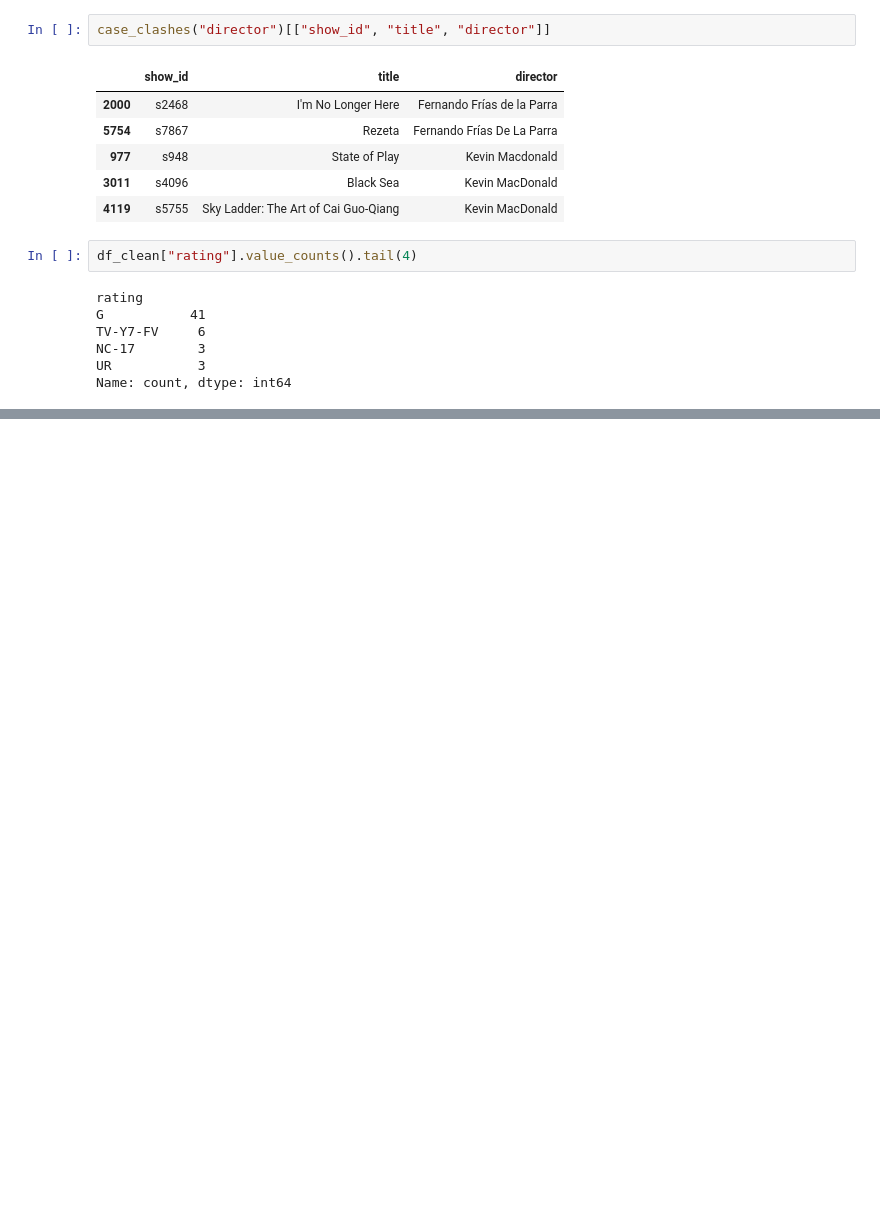
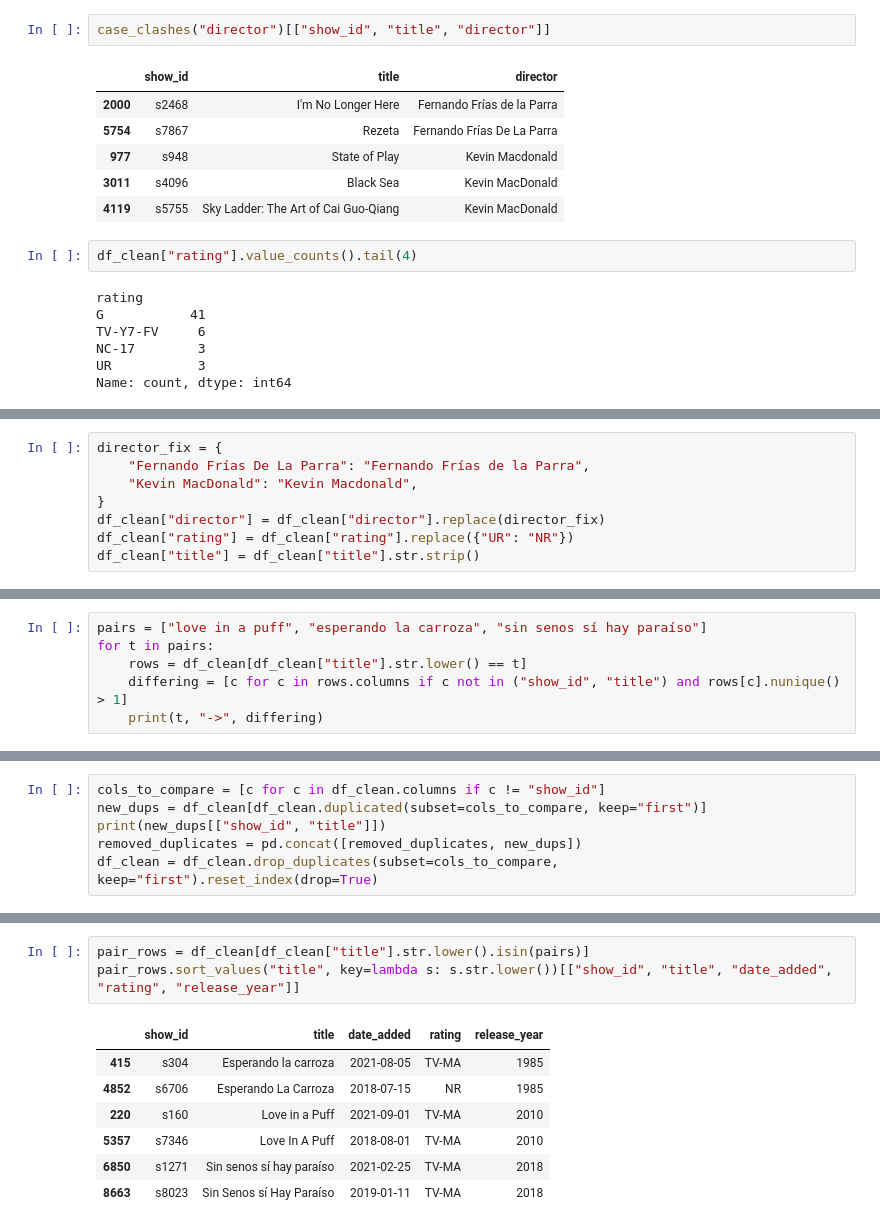
Before and after one commit to IrafashCactus/auspify-netflix-data-science, a Jupyter notebook: notebooks/01_data_cleaning.ipynb, the cells around one changed output, grey strips where cells are left out. Drawn from its saved outputs; the diff is of its cells as text; blank space fills up the shorter version.

Commit message:
Complete Task 1: clean Netflix dataset and document decisions

```diff
--- a/notebooks/01_data_cleaning.ipynb
+++ b/notebooks/01_data_cleaning.ipynb
@@ -350,0 +361,8 @@ Name: count, dtype: int64
+# %%
+director_fix = {
+    "Fernando Frías De La Parra": "Fernando Frías de la Parra",
+    "Kevin MacDonald": "Kevin Macdonald",
+}
+df_clean["director"] = df_clean["director"].replace(director_fix)
+df_clean["rating"] = df_clean["rating"].replace({"UR": "NR"})
+df_clean["title"] = df_clean["title"].str.strip()
@@ -350,0 +381,6 @@ Name: count, dtype: int64
+# %%
+pairs = ["love in a puff", "esperando la carroza", "sin senos sí hay paraíso"]
+for t in pairs:
+    rows = df_clean[df_clean["title"].str.lower() == t]
+    differing = [c for c in rows.columns if c not in ("show_id", "title") and rows[c].nunique() > 1]
+    print(t, "->", differing)
@@ -350,0 +391,6 @@ Name: count, dtype: int64
+# %%
+cols_to_compare = [c for c in df_clean.columns if c != "show_id"]
+new_dups = df_clean[df_clean.duplicated(subset=cols_to_compare, keep="first")]
+print(new_dups[["show_id", "title"]])
+removed_duplicates = pd.concat([removed_duplicates, new_dups])
+df_clean = df_clean.drop_duplicates(subset=cols_to_compare, keep="first").reset_index(drop=True)
@@ -350,0 +410,11 @@ Name: count, dtype: int64
+# %%
+pair_rows = df_clean[df_clean["title"].str.lower().isin(pairs)]
+pair_rows.sort_values("title", key=lambda s: s.str.lower())[["show_id", "title", "date_added", "rating", "release_year"]]
+# %% [output]
+|  | show_id | title | date_added | rating | release_year |
+| 415 | s304 | Esperando la carroza | 2021-08-05 | TV-MA | 1985 |
+| 4852 | s6706 | Esperando La Carroza | 2018-07-15 | NR | 1985 |
+| 220 | s160 | Love in a Puff | 2021-09-01 | TV-MA | 2010 |
+| 5357 | s7346 | Love In A Puff | 2018-08-01 | TV-MA | 2010 |
+| 6850 | s1271 | Sin senos sí hay paraíso | 2021-02-25 | TV-MA | 2018 |
+| 8663 | s8023 | Sin Senos sí Hay Paraíso | 2019-01-11 | TV-MA | 2018 |
```
Also changed, not shown: parts of 11 cells of this notebook, 1 other file.
